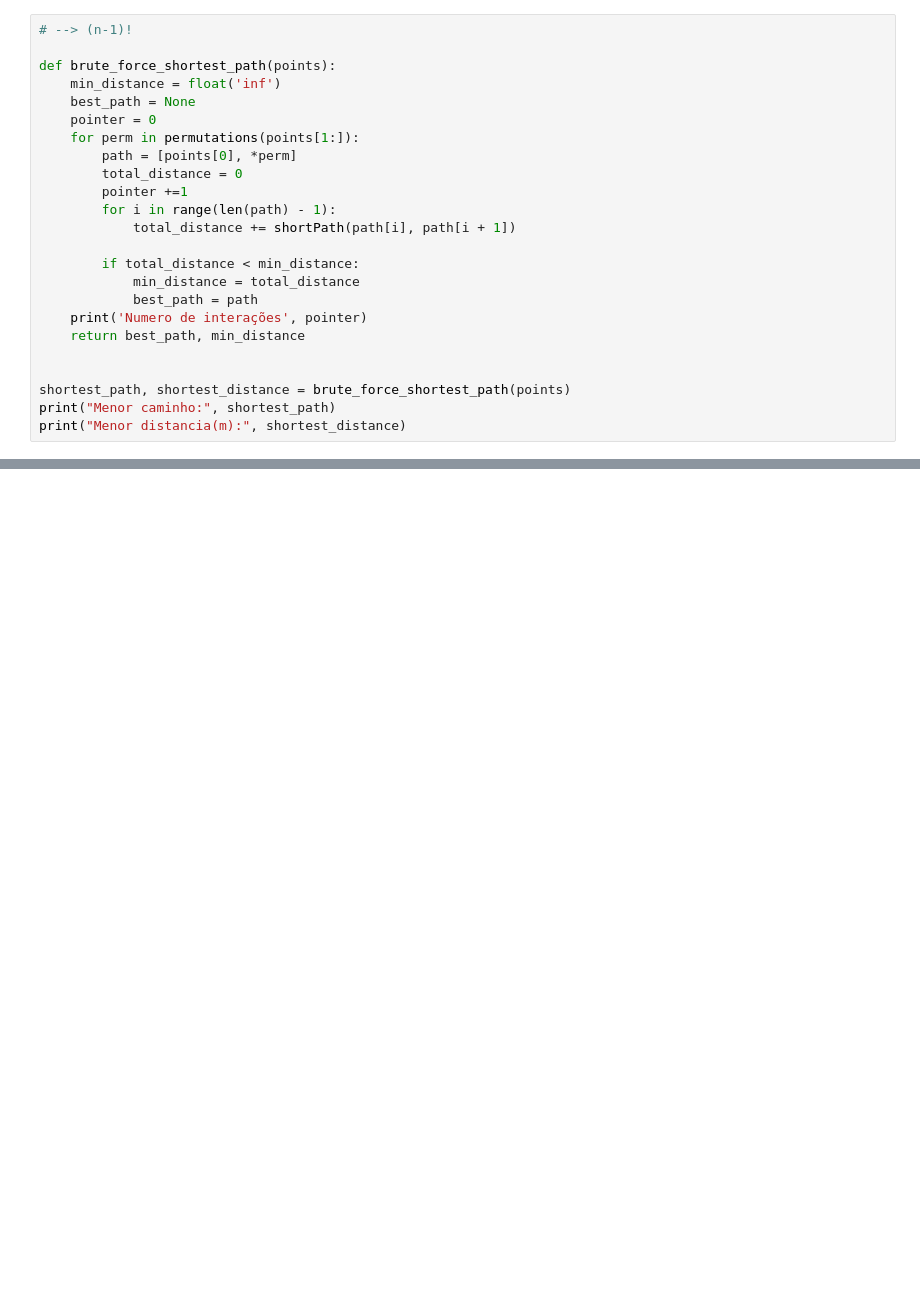
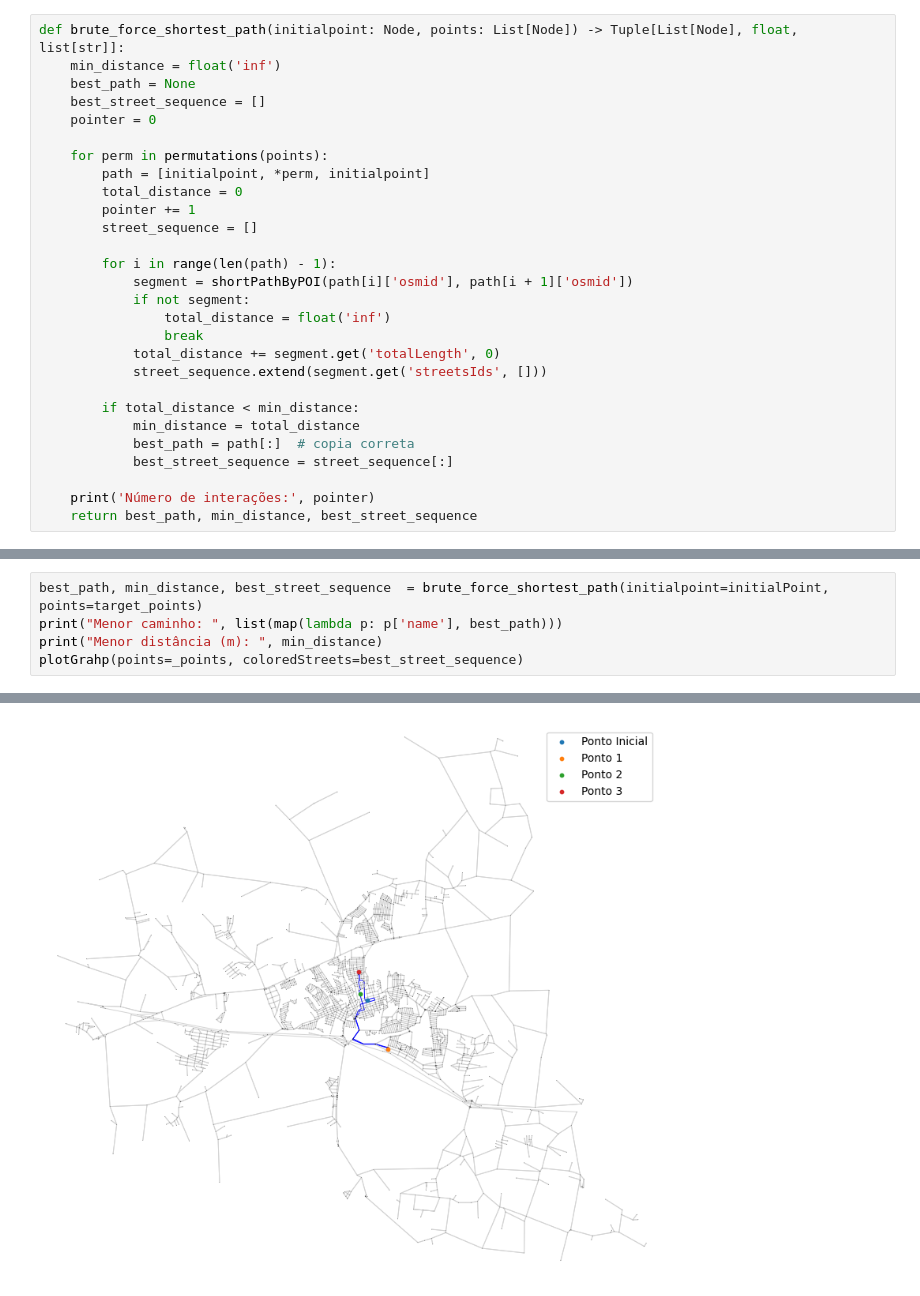
Before and after one commit to marcosfavoretti/Tcc, a Jupyter notebook: env-python/classic_algorithm.ipynb, the cells around one changed output, grey strips where cells are left out. Cells and saved outputs as stored; diff of their text form; blank space fills up the shorter version.

```diff
--- a/env-python/classic_algorithm.ipynb
+++ b/env-python/classic_algorithm.ipynb
@@ -117,24 +342,28 @@ display(result)
 # %%
-# --> (n-1)!
-
-def brute_force_shortest_path(points):
+def brute_force_shortest_path(initialpoint: Node, points: List[Node]) -> Tuple[List[Node], float, list[str]]:
     min_distance = float('inf')
     best_path = None
+    best_street_sequence = []
     pointer = 0
-    for perm in permutations(points[1:]):
-        path = [points[0], *perm]
+
+    for perm in permutations(points):
+        path = [initialpoint, *perm, initialpoint]
         total_distance = 0
-        pointer +=1
+        pointer += 1
+        street_sequence = []
+
         for i in range(len(path) - 1):
-            total_distance += shortPath(path[i], path[i + 1])
+            segment = shortPathByPOI(path[i]['osmid'], path[i + 1]['osmid'])
+            if not segment:
+                total_distance = float('inf')
+                break
+            total_distance += segment.get('totalLength', 0)
+            street_sequence.extend(segment.get('streetsIds', []))
 
         if total_distance < min_distance:
             min_distance = total_distance
-            best_path = path
-    print('Numero de interações', pointer)
-    return best_path, min_distance
+            best_path = path[:]  # copia correta
+            best_street_sequence = street_sequence[:]
 
-
-shortest_path, shortest_distance = brute_force_shortest_path(points)
-print("Menor caminho:", shortest_path)
-print("Menor distancia(m):", shortest_distance)
+    print('Número de interações:', pointer)
+    return best_path, min_distance, best_street_sequence
@@ -144,0 +370,6 @@ Menor distancia(m): 23995.126303322206
+# %%
+best_path, min_distance, best_street_sequence  = brute_force_shortest_path(initialpoint=initialPoint, points=target_points)
+print("Menor caminho: ", list(map(lambda p: p['name'], best_path)))
+print("Menor distância (m): ", min_distance)
+plotGrahp(points=_points, coloredStreets=best_street_sequence)
+# %% [output]
@@ -144,0 +379 @@ Menor distancia(m): 23995.126303322206
+[figure, added]
```
Also changed, not shown: parts of 16 cells of this notebook, 1 other file.
